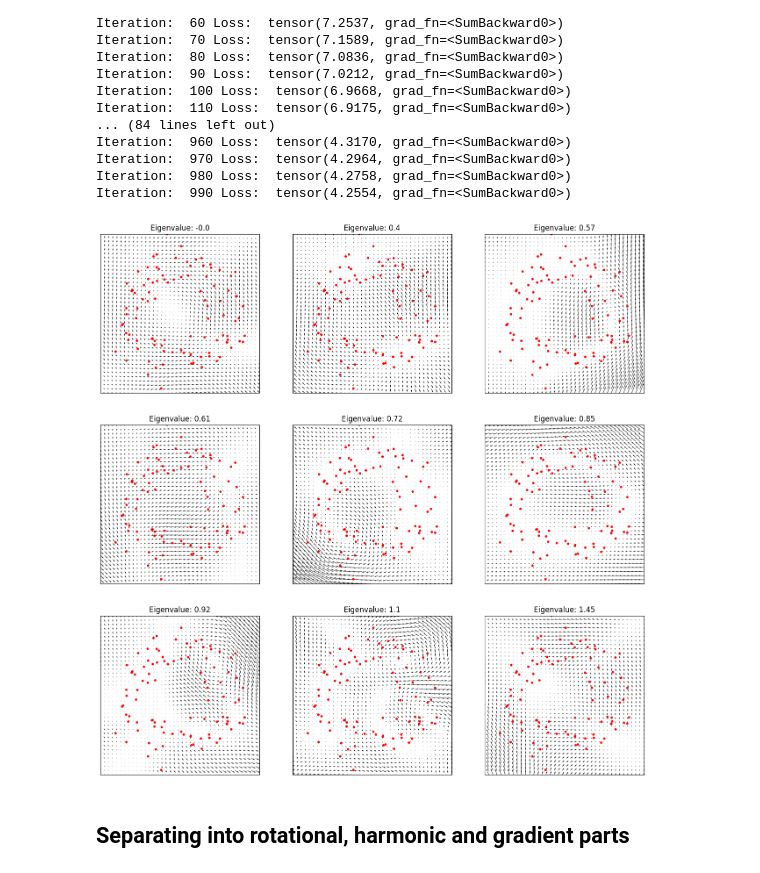
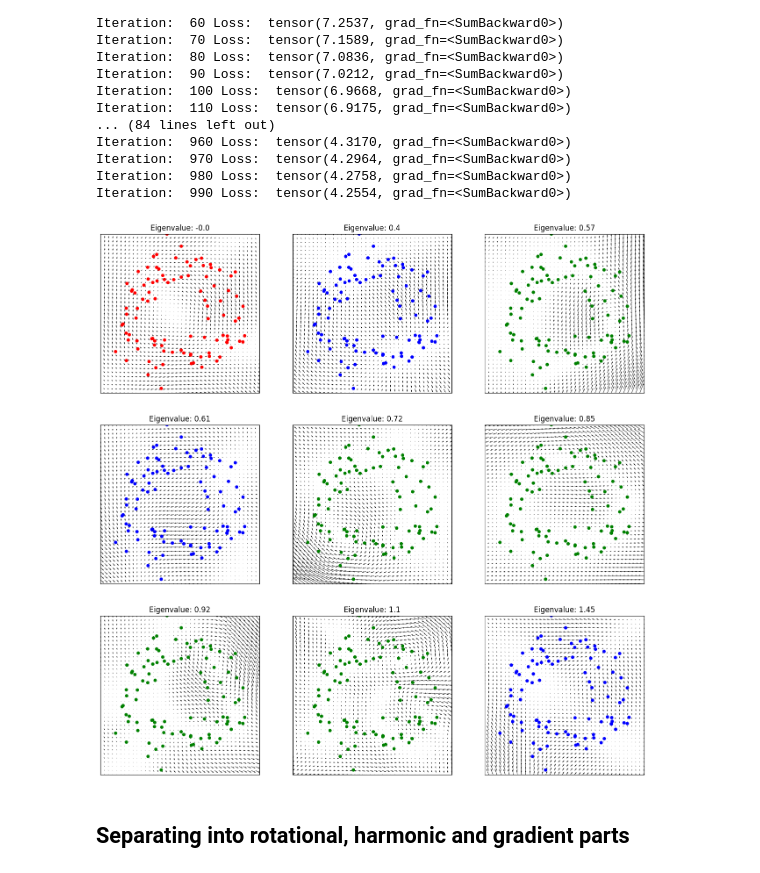
Before and after one commit to aidos-lab/neural-k-forms, a Jupyter notebook: visualising-eigenvectors.ipynb, the cells around one changed output. Cells and saved outputs as stored; diff of their text form; code cells hidden in the pictures.

```diff
--- a/visualising-eigenvectors.ipynb
+++ b/visualising-eigenvectors.ipynb
@@ -278,35 +278,40 @@ for i in range(9):
 
     # overlot the point cloud onto each subplot
 
-    ax.scatter(data[:,0], data[:,1], s=15, c='red', alpha=1, marker='o', edgecolors='none')
+    if i in [0]:
+        ax.scatter(data[:,0], data[:,1], s=30, c='red', alpha=1, marker='o', edgecolors='none')
+    elif i in [1,3,8]:
+        ax.scatter(data[:,0], data[:,1], s=30, c='blue', alpha=1, marker='o', edgecolors='none')
+    else:
+        ax.scatter(data[:,0], data[:,1], s=30, c='green', alpha=1, marker='o', edgecolors='none')
 
     # make the points a bit bigger
 
 
 
     ax.set_xlim(-1.5,1.5)
     ax.set_ylim(-1.5,1.5)
     ax.set_xticks([])
     ax.set_yticks([])
     ax.set_aspect('equal')
 
     # add a title to each subplot with i-th eigenvalue (up to 2 decimal places) corresponding to the i-th subplot
     ax.set_title('Eigenvalue: ' + str(np.round(eigvals[i],2)))
 
 
 
 
 # make the figure a bit bigger
 fig.set_size_inches(16,16)
 
 
 # save teh figure
 plt.savefig('./figures/1-eigenvectors/learned-vf.png', dpi=300)
 
 
 plt.show()
 # %% [output]
-[figure, old version]
+[figure, new version]
 # %% [markdown]
 ## Separating into rotational, harmonic and gradient parts
 # %%
```
Also changed, not shown: 2 other files.
